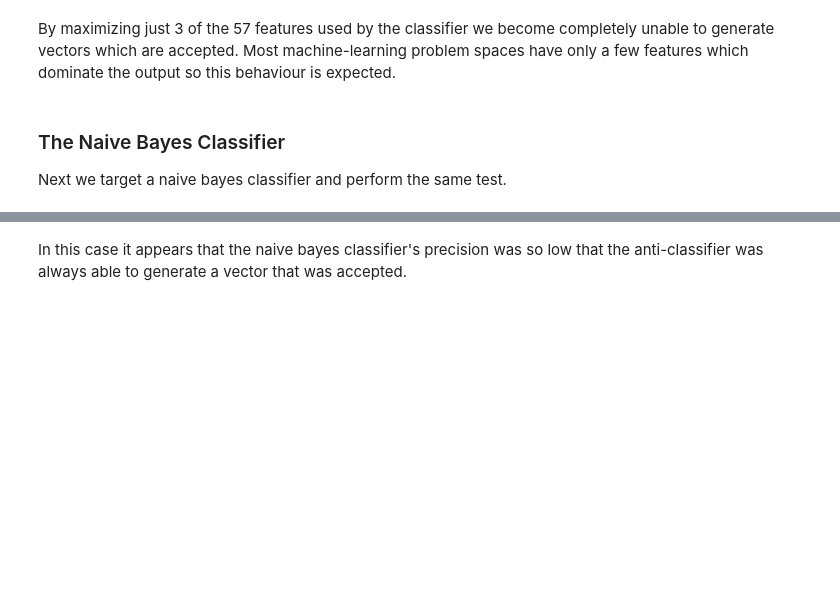
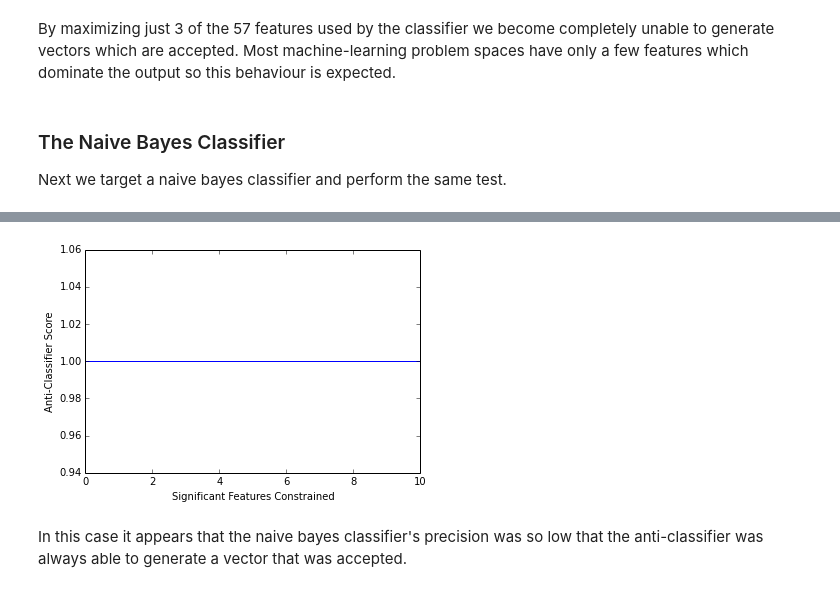
Before and after one commit to mfournierca/beating-classifiers, a Jupyter notebook: beating-classifiers.ipynb, the cells around one changed output, grey strips where cells are left out. Drawn from its saved outputs; the diff is of its cells as text; code cells hidden in the pictures; blank space fills up the shorter version.

```diff
--- a/beating-classifiers.ipynb
+++ b/beating-classifiers.ipynb
@@ -285,3 +311,3 @@ print(bayes.score(xtest, ytest))
 # %%
-perf_max_constraint = evaluate.evaluate(bayes, constrain="max")
-perf_max_constraint.head(10)
+bayes_perf = evaluate.evaluate(bayes, constrain="max")
+bayes_perf.head(10)
@@ -290,3 +326,10 @@ plt.plot(perf_max_constraint["significant_features_constrained"], perf_max_const
+# %%
+plt.plot(bayes_perf["significant_features_constrained"], bayes_perf["anticlassifier_score"])
+plt.xlabel("Significant Features Constrained")
+plt.ylabel("Anti-Classifier Score")
+plt.show()
+# %% [output]
+[figure, added]
 # %% [markdown]
 In this case it appears that the naive bayes classifier's precision was so low that the anti-classifier was always able to generate a vector that was accepted.
 # %% [markdown]
```
Also changed, not shown: parts of 13 cells of this notebook.
